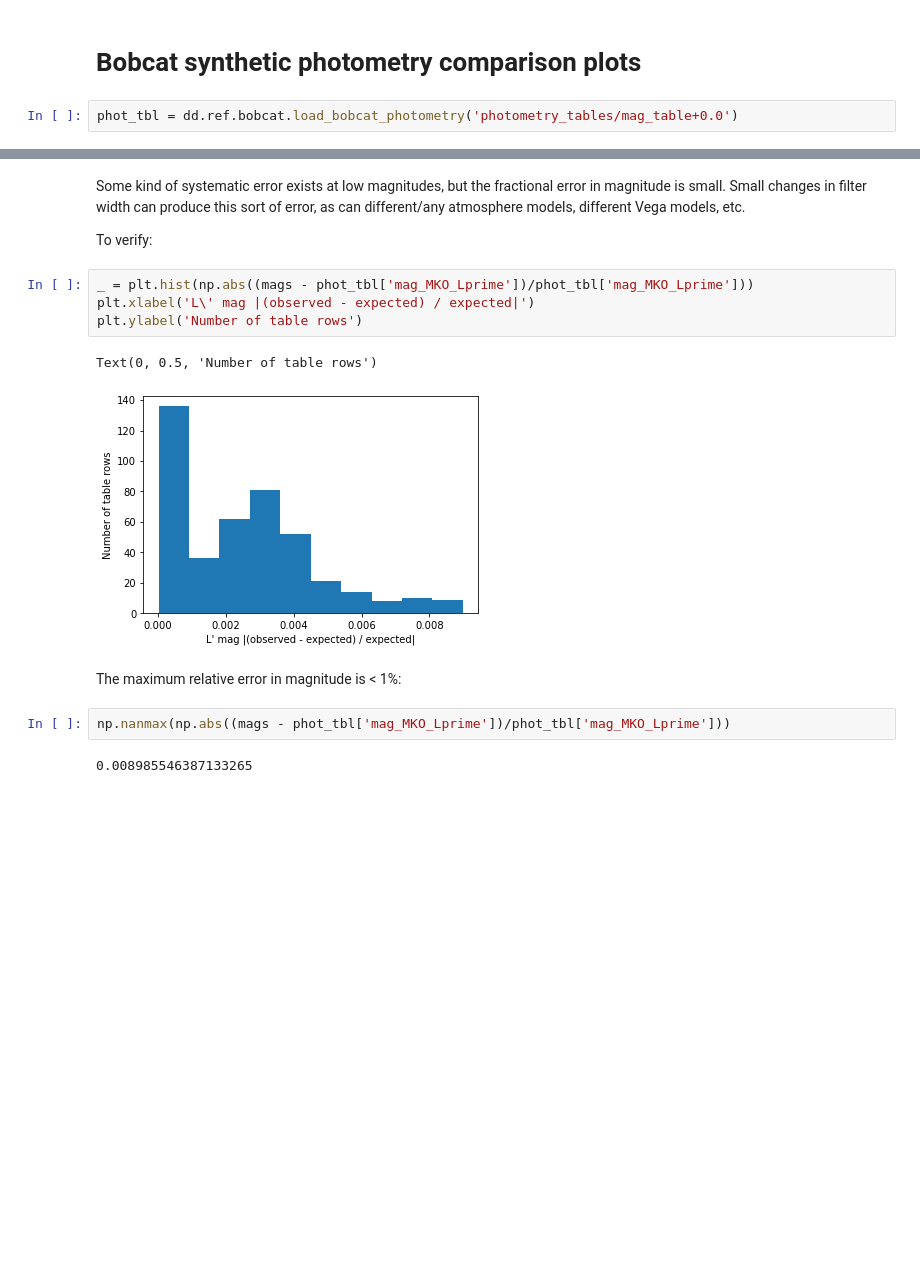
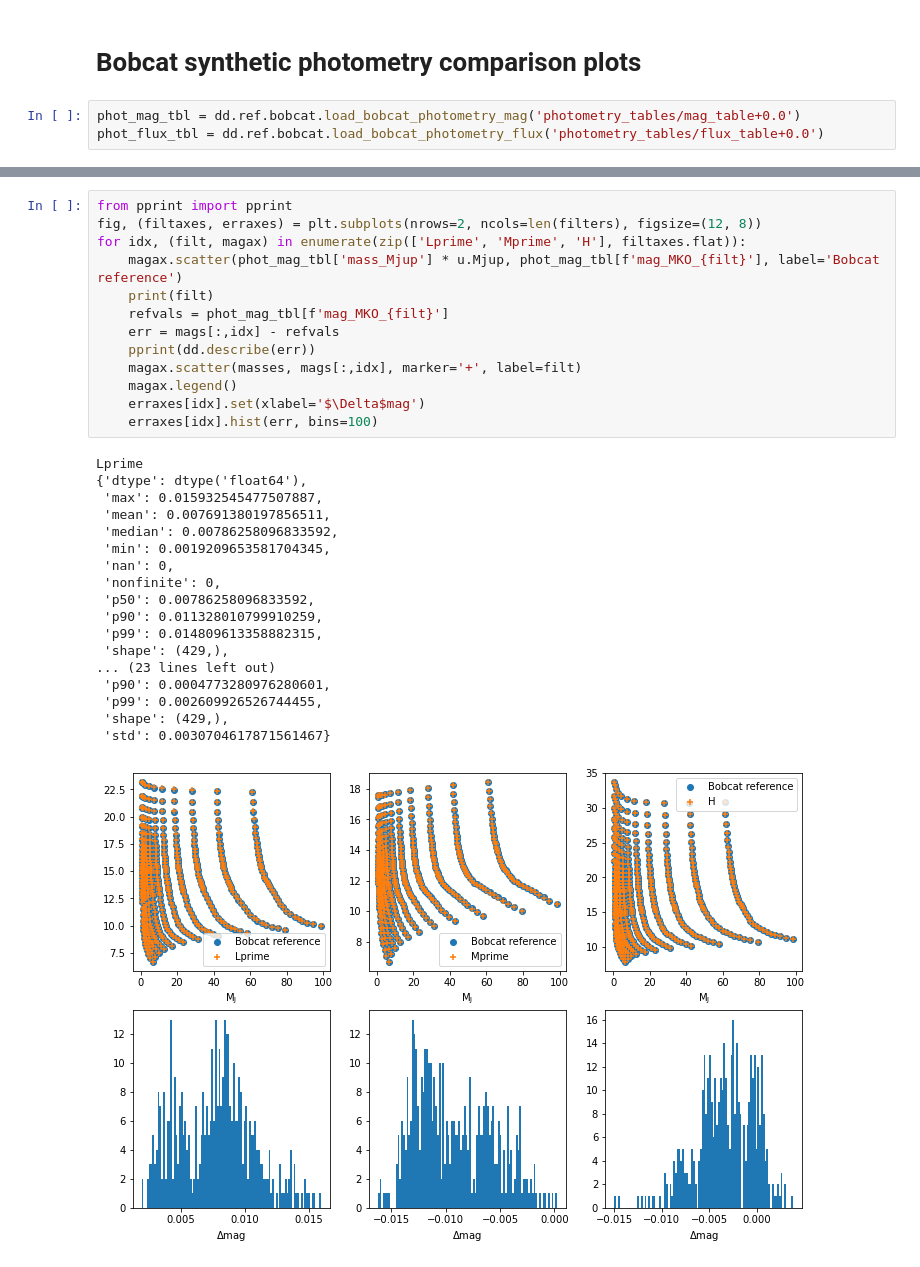
Before and after one commit to joseph-long/doodads, a Jupyter notebook: notebooks/Reproduce Bobcat evolution and photometry.ipynb, the cells around one changed output, grey strips where cells are left out. Cells and saved outputs as stored; diff of their text form; blank space fills up the shorter version.

Commit message:
Re-run Bobcat self-check notebook

```diff
--- a/notebooks/Reproduce Bobcat evolution and photometry.ipynb
+++ b/notebooks/Reproduce Bobcat evolution and photometry.ipynb
@@ -70,5 +70,6 @@ gax.legend(loc=(-0.1, 1.1), ncol=2)
 # %% [markdown]
 # Bobcat synthetic photometry comparison plots
 # %%
-phot_tbl = dd.ref.bobcat.load_bobcat_photometry('photometry_tables/mag_table+0.0')
+phot_mag_tbl = dd.ref.bobcat.load_bobcat_photometry_mag('photometry_tables/mag_table+0.0')
+phot_flux_tbl = dd.ref.bobcat.load_bobcat_photometry_flux('photometry_tables/flux_table+0.0')
 # %%
@@ -104,17 +112,32 @@ plt.scatter(masses, mags, marker='+')
-# %% [markdown]
-Some kind of systematic error exists at low magnitudes, but the fractional error in magnitude is small. Small changes in filter width can produce this sort of error, as can different/any atmosphere models, different Vega models, etc.
-
-To verify:
-# %%
-_ = plt.hist(np.abs((mags - phot_tbl['mag_MKO_Lprime'])/phot_tbl['mag_MKO_Lprime']))
-plt.xlabel('L\' mag |(observed - expected) / expected|')
-plt.ylabel('Number of table rows')
-# %% [output]
-Text(0, 0.5, 'Number of table rows')
-[figure, removed]
-# %% [markdown]
-The maximum relative error in magnitude is < 1%:
-# %%
-np.nanmax(np.abs((mags - phot_tbl['mag_MKO_Lprime'])/phot_tbl['mag_MKO_Lprime']))
-# %% [output]
-0.008985546387133265
+# %%
+from pprint import pprint
+fig, (filtaxes, erraxes) = plt.subplots(nrows=2, ncols=len(filters), figsize=(12, 8))
+for idx, (filt, magax) in enumerate(zip(['Lprime', 'Mprime', 'H'], filtaxes.flat)):
+    magax.scatter(phot_mag_tbl['mass_Mjup'] * u.Mjup, phot_mag_tbl[f'mag_MKO_{filt}'], label='Bobcat reference')
+    print(filt)
+    refvals = phot_mag_tbl[f'mag_MKO_{filt}']
+    err = mags[:,idx] - refvals
+    pprint(dd.describe(err))
+    magax.scatter(masses, mags[:,idx], marker='+', label=filt)
+    magax.legend()
+    erraxes[idx].set(xlabel='$\Delta$mag')
+    erraxes[idx].hist(err, bins=100)
+# %% [output]
+Lprime
+{'dtype': dtype('float64'),
+ 'max': 0.015932545477507887,
+ 'mean': 0.007691380197856511,
+ 'median': 0.00786258096833592,
+ 'min': 0.0019209653581704345,
+ 'nan': 0,
+ 'nonfinite': 0,
+ 'p50': 0.00786258096833592,
+ 'p90': 0.011328010799910259,
+ 'p99': 0.014809613358882315,
+ 'shape': (429,),
+... (23 lines left out)
+ 'p90': 0.0004773280976280601,
+ 'p99': 0.002609926526744455,
+ 'shape': (429,),
+ 'std': 0.0030704617871561467}
+[figure, added]
```
Also changed, not shown: parts of 3 cells of this notebook.
